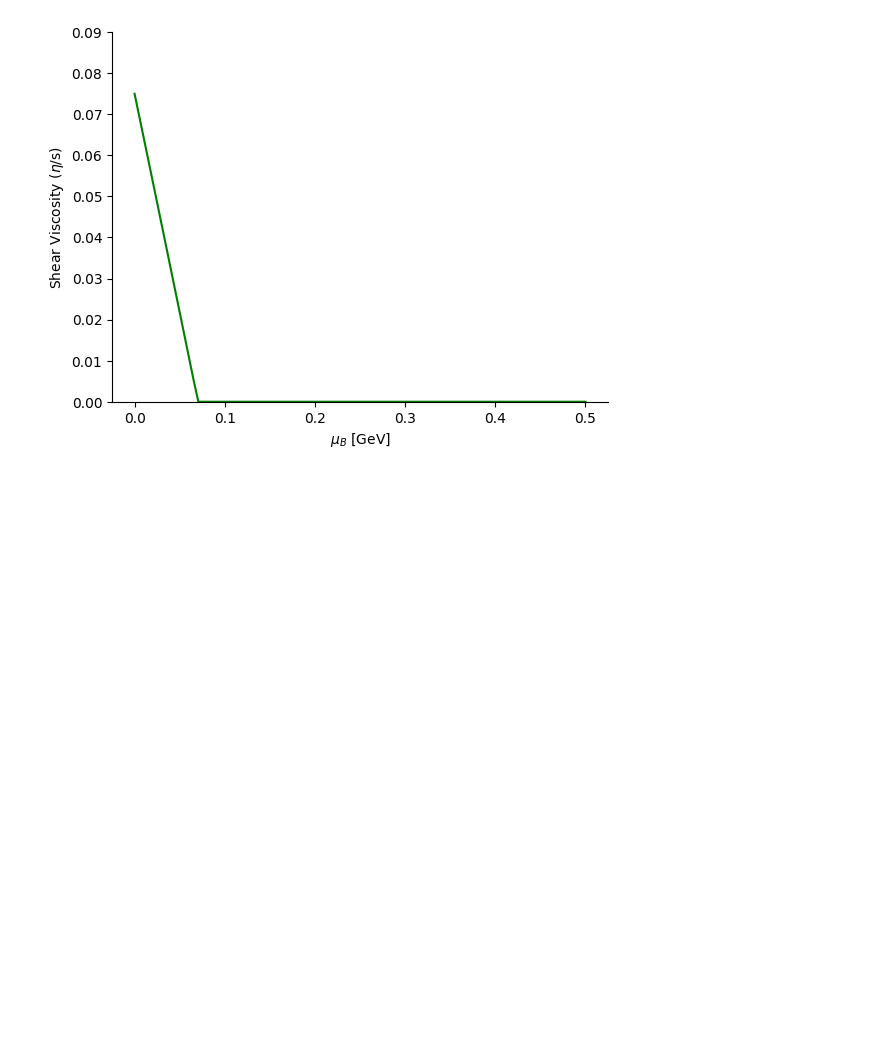
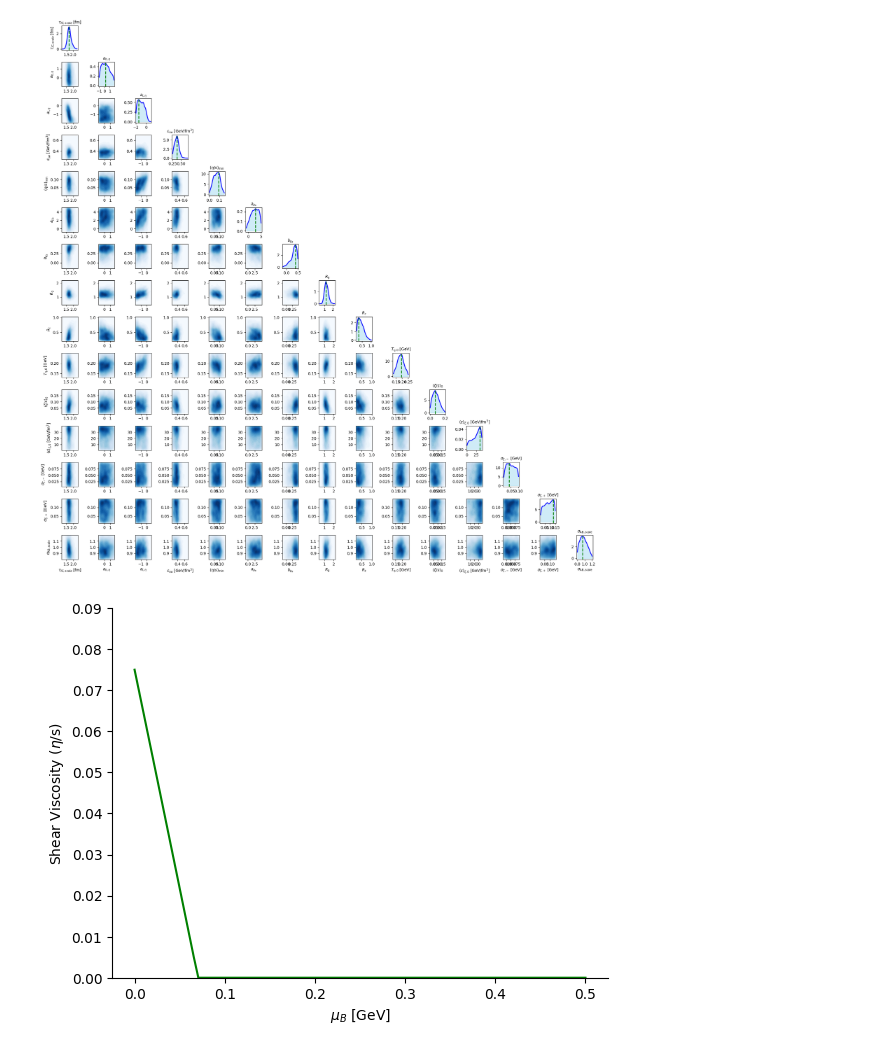
Before and after one commit to NGoetz/GPBayesTools-HIC, a Jupyter notebook: ClosureTest.ipynb, the cells around one changed output. Saved outputs shown, nothing was run; the diff lists cells and outputs as text; code cells hidden in the pictures; blank space fills up the shorter version.

```diff
--- a/ClosureTest.ipynb
+++ b/ClosureTest.ipynb
@@ -13,7 +13,7 @@ log="no_log"
 pca="no_pca"
 log2="nolog"
 pca2="nopca"
-setup="allenergies:allsystems:base:2.5:nostarptcut"
+setup="allenergies:allsystems:base-star-eta:3.0:nostarptcut"
 emu="PCGP"
 # %%
 def read_pkl_file_chain(PATH_pklfile_chains):
@@ -346,3 +351,67 @@ plot_distribution_of_posterior_samples(posteriorSamples, modelParameters, mapEst
+# %%
+# Function to calculate MAP estimates
+def calculate_map_estimates(posteriorSamples):
+    map_estimates = []
+    for i in range(posteriorSamples.shape[1]):
+        kde = gaussian_kde(posteriorSamples[:, i])
+        x_vals = np.linspace(np.min(posteriorSamples[:, i]), np.max(posteriorSamples[:, i]), 1000)
+        kde_vals = kde(x_vals)
+        mode_idx = np.argmax(kde_vals)
+        map_estimates.append(x_vals[mode_idx])
+    return map_estimates
+
+# Function to plot triangle plot
+def plot_triangle(posteriorSamples, PARAMETER_NAMES):
+    num_params = posteriorSamples.shape[1]
+    fig = plt.figure(figsize=(20, 20))
+    gs = gridspec.GridSpec(num_params, num_params, figure=fig)
+
+    for i in range(num_params):
+        for j in range(num_params):
+            ax = fig.add_subplot(gs[i, j])
+            if i == j:
+                # 1D Distribution on the diagonal
+                kde = gaussian_kde(posteriorSamples[:, i])
+                x_vals = np.linspace(np.min(posteriorSamples[:, i]), np.max(posteriorSamples[:, i]), 1000)
+                kde_vals = kde(x_vals)
+                kde_vals /= np.trapz(kde_vals, x_vals)  # Normalize
+
+                ax.plot(x_vals, kde_vals, color='b', lw=2)
+                ax.fill_between(x_vals, kde_vals, color='skyblue', alpha=0.4)
+                ax.axvline(mapEstimates[i], color='g', linestyle='--', lw=2)
+                ax.set_title(f'{PARAMETER_NAMES[i]}', fontsize=10)
+            elif j < i:
+                # 2D Distribution in the lower triangle
+                x = posteriorSamples[:, j]
+                y = posteriorSamples[:, i]
+                kde = gaussian_kde([x, y])
+                xi, yi = np.mgrid[np.min(x):np.max(x):100j, np.min(y):np.max(y):100j]
+                zi = kde(np.vstack([xi.ravel(), yi.ravel()]))
+                zi = zi.reshape(xi.shape)
+
+                ax.contourf(xi, yi, zi, levels=30, cmap='Blues')
+                ax.set_xlim([np.min(x), np.max(x)])
+                ax.set_ylim([np.min(y), np.max(y)])
+            else:
+                ax.axis('off')  # Upper triangle
+
+            # Set x and y labels
+            if i == num_params - 1:
+                ax.set_xlabel(PARAMETER_NAMES[j], fontsize=10)
+            if j == 0:
+                ax.set_ylabel(PARAMETER_NAMES[i], fontsize=10)
+
+    plt.tight_layout()
+    plt.show()
+
+# Assuming posteriorSamples and PARAMETER_NAMES are already defined
+# Calculate MAP estimates
+mapEstimates = calculate_map_estimates(posteriorSamples)
+
+# Call the triangle plot function
+plot_triangle(posteriorSamples, PARAMETER_NAMES)
+# %% [output]
+[figure, added]
 # %%
 import matplotlib.pyplot as plt
 import numpy as np
```
Also changed, not shown: parts of 7 cells of this notebook, 3 other files.
